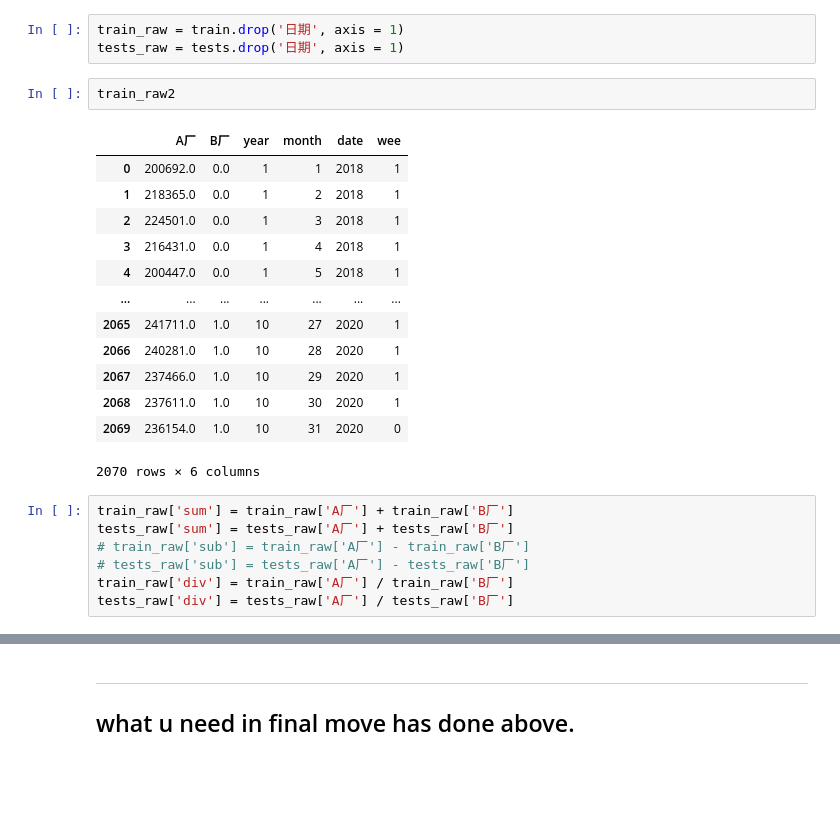
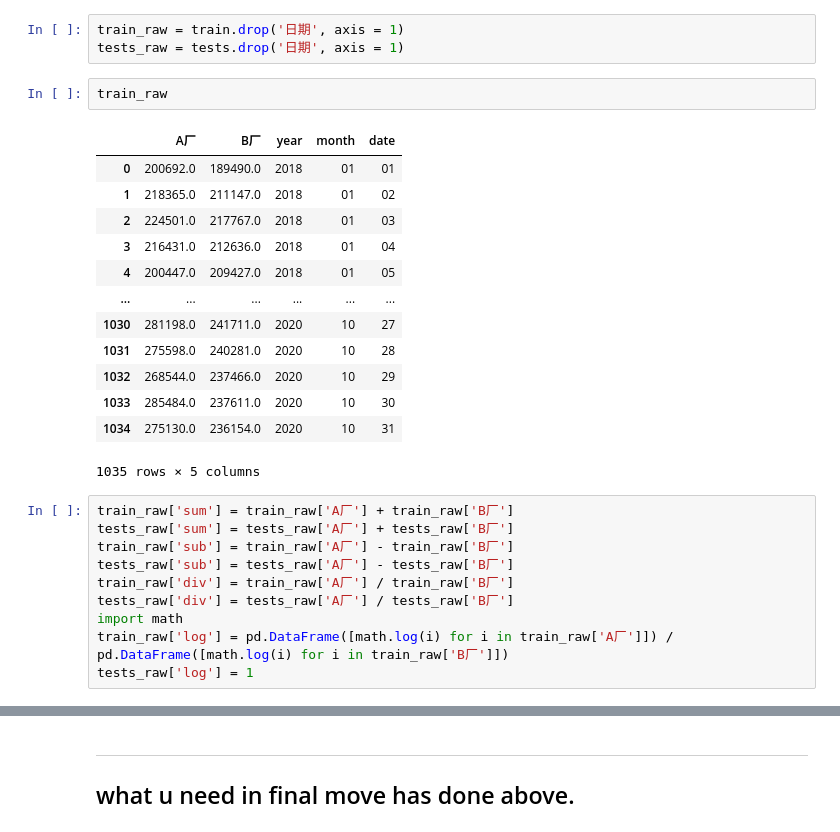
Before and after one commit to fyenne/pythonAAE, a Jupyter notebook: open_data_com/water.ipynb, the cells around one changed output, grey strips where cells are left out. Cells and saved outputs as stored; diff of their text form; blank space fills up the shorter version.

```diff
--- a/open_data_com/water.ipynb
+++ b/open_data_com/water.ipynb
@@ -384,26 +381,29 @@ tests.iloc[:,3:6] = pd.DataFrame([i.split('/') for i in tests['日期']])
 # %%
 train_raw = train.drop('日期', axis = 1)
 tests_raw = tests.drop('日期', axis = 1)
-# %%
-train_raw2
-# %% [output]
-|  | A厂 | B厂 | year | month | date | wee |
-| 0 | 200692.0 | 0.0 | 1 | 1 | 2018 | 1 |
-| 1 | 218365.0 | 0.0 | 1 | 2 | 2018 | 1 |
-| 2 | 224501.0 | 0.0 | 1 | 3 | 2018 | 1 |
-| 3 | 216431.0 | 0.0 | 1 | 4 | 2018 | 1 |
-| 4 | 200447.0 | 0.0 | 1 | 5 | 2018 | 1 |
-| ... | ... | ... | ... | ... | ... | ... |
-| 2065 | 241711.0 | 1.0 | 10 | 27 | 2020 | 1 |
-| 2066 | 240281.0 | 1.0 | 10 | 28 | 2020 | 1 |
-| 2067 | 237466.0 | 1.0 | 10 | 29 | 2020 | 1 |
-| 2068 | 237611.0 | 1.0 | 10 | 30 | 2020 | 1 |
-| 2069 | 236154.0 | 1.0 | 10 | 31 | 2020 | 0 |
-2070 rows × 6 columns
+# %%
+train_raw
+# %% [output]
+|  | A厂 | B厂 | year | month | date |
+| 0 | 200692.0 | 189490.0 | 2018 | 01 | 01 |
+| 1 | 218365.0 | 211147.0 | 2018 | 01 | 02 |
+| 2 | 224501.0 | 217767.0 | 2018 | 01 | 03 |
+| 3 | 216431.0 | 212636.0 | 2018 | 01 | 04 |
+| 4 | 200447.0 | 209427.0 | 2018 | 01 | 05 |
+| ... | ... | ... | ... | ... | ... |
+| 1030 | 281198.0 | 241711.0 | 2020 | 10 | 27 |
+| 1031 | 275598.0 | 240281.0 | 2020 | 10 | 28 |
+| 1032 | 268544.0 | 237466.0 | 2020 | 10 | 29 |
+| 1033 | 285484.0 | 237611.0 | 2020 | 10 | 30 |
+| 1034 | 275130.0 | 236154.0 | 2020 | 10 | 31 |
+1035 rows × 5 columns
 # %%
 train_raw['sum'] = train_raw['A厂'] + train_raw['B厂']
 tests_raw['sum'] = tests_raw['A厂'] + tests_raw['B厂']
-# train_raw['sub'] = train_raw['A厂'] - train_raw['B厂']
-# tests_raw['sub'] = tests_raw['A厂'] - tests_raw['B厂']
+train_raw['sub'] = train_raw['A厂'] - train_raw['B厂']
+tests_raw['sub'] = tests_raw['A厂'] - tests_raw['B厂']
 train_raw['div'] = train_raw['A厂'] / train_raw['B厂']
 tests_raw['div'] = tests_raw['A厂'] / tests_raw['B厂']
+import math
+train_raw['log'] = pd.DataFrame([math.log(i) for i in train_raw['A厂']]) / pd.DataFrame([math.log(i) for i in train_raw['B厂']])
+tests_raw['log'] = 1
```
Also changed, not shown: parts of 33 cells of this notebook, 1 other file.
